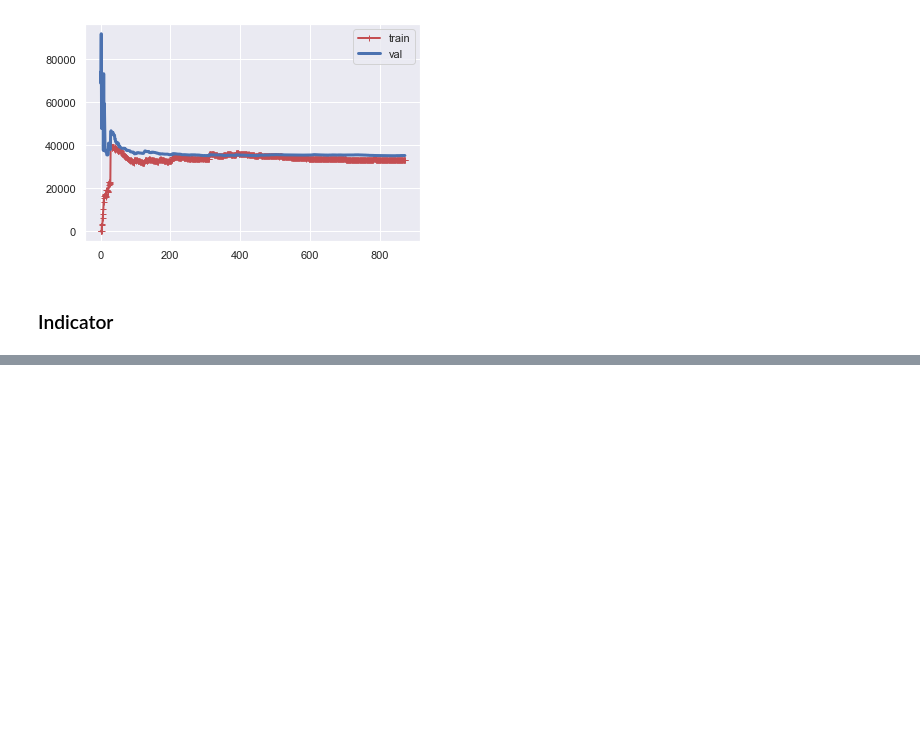
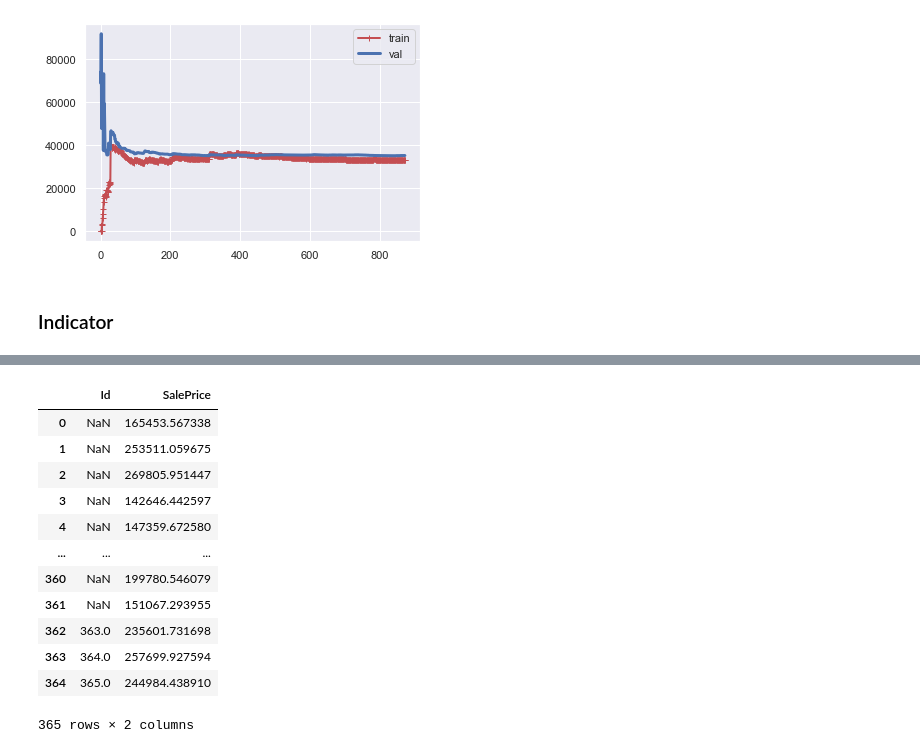
Before and after one commit to DrakeData/House_Price_EDA, a Jupyter notebook: MSDS422_Assignment2.ipynb, the cells around one changed output, grey strips where cells are left out. Cells and saved outputs as stored; diff of their text form; code cells hidden in the pictures; blank space fills up the shorter version.

```diff
--- a/MSDS422_Assignment2.ipynb
+++ b/MSDS422_Assignment2.ipynb
@@ -291,0 +420,5 @@ plot_learning_curves(lin_reg, x_minmax_train, y_train)
+# %%
+x_test_final = scaler.transform(x_test2)
+preds = lasso_reg.predict(x_test_final)
+preds = pd.DataFrame(preds,columns=['SalePrice'])
+preds.head()
@@ -291,0 +432,18 @@ plot_learning_curves(lin_reg, x_minmax_train, y_train)
+# %%
+preds['Id'] = x_test2['Id']
+# preds = preds[['Id','SalePrice']]
+preds
+# %% [output]
+|  | Id | SalePrice |
+| 0 | NaN | 165453.567338 |
+| 1 | NaN | 253511.059675 |
+| 2 | NaN | 269805.951447 |
+| 3 | NaN | 142646.442597 |
+| 4 | NaN | 147359.672580 |
+| ... | ... | ... |
+| 360 | NaN | 199780.546079 |
+| 361 | NaN | 151067.293955 |
+| 362 | 363.0 | 235601.731698 |
+| 363 | 364.0 | 257699.927594 |
+| 364 | 365.0 | 244984.438910 |
+365 rows × 2 columns
```
Also changed, not shown: parts of 23 cells of this notebook.
